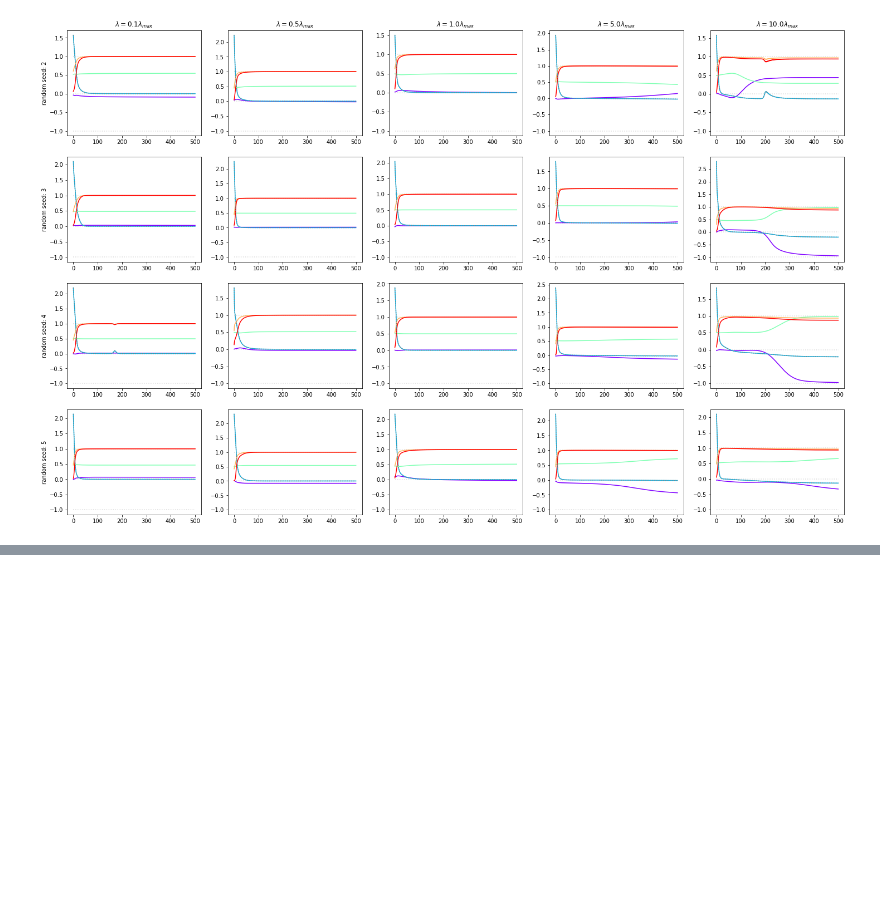
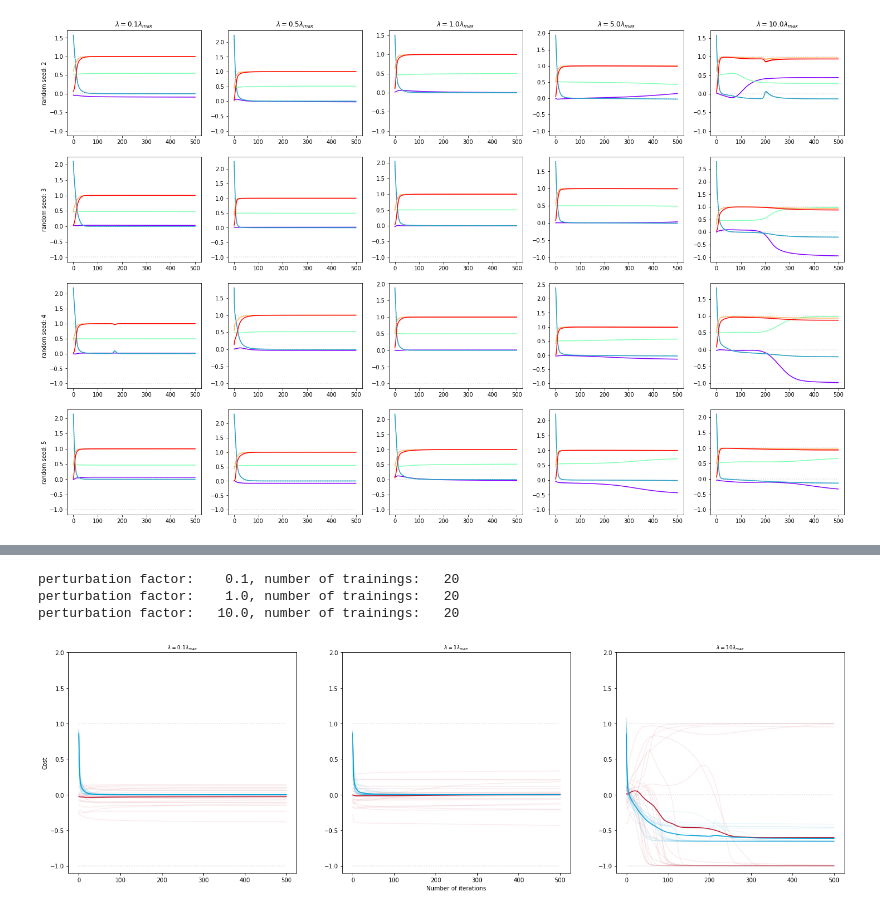
Before and after one commit to SimonCichy/barren-gadgets, a Jupyter notebook: plotting/relevant_results_new_gadgets.ipynb, the cells around one changed output, grey strips where cells are left out. Saved outputs shown, nothing was run; the diff lists cells and outputs as text; code cells hidden in the pictures; blank space fills up the shorter version.

```diff
--- a/plotting/relevant_results_new_gadgets.ipynb
+++ b/plotting/relevant_results_new_gadgets.ipynb
@@ -405,0 +491,17 @@ Final training cost:  -0.13501725     | computational cost:  -0.32719651
+# %%
+file_list = {}
+file_list[0.1]  = ['220803/training_nr{:0>4}'.format(nr) for nr in range(1, 12, 3)]
+file_list[1]    = ['220803/training_nr{:0>4}'.format(nr) for nr in range(2, 12, 3)]
+file_list[10]   = ['220803/training_nr{:0>4}'.format(nr) for nr in range(3, 12, 3)]
+file_list[0.1] += ['220804/training_nr{:0>4}'.format(nr) for nr in range(2, 40, 3)]
+file_list[1]   += ['220804/training_nr{:0>4}'.format(nr) for nr in range(3, 40, 3)]
+file_list[10]  += ['220804/training_nr{:0>4}'.format(nr) for nr in range(1, 40, 3)]
+file_list[0.1] += ['220805/training_nr{:0>4}'.format(nr) for nr in range(2, 11, 3)]
+file_list[1]   += ['220805/training_nr{:0>4}'.format(nr) for nr in range(3, 11, 3)]
+file_list[10]  += ['220805/training_nr{:0>4}'.format(nr) for nr in range(1, 11, 3)]
+training_plots(file_list)
+# %% [output]
+perturbation factor:    0.1, number of trainings:   20
+perturbation factor:    1.0, number of trainings:   20
+perturbation factor:   10.0, number of trainings:   20
+[figure, added]
```
Also changed, not shown: parts of 6 cells of this notebook, 2 other files.
